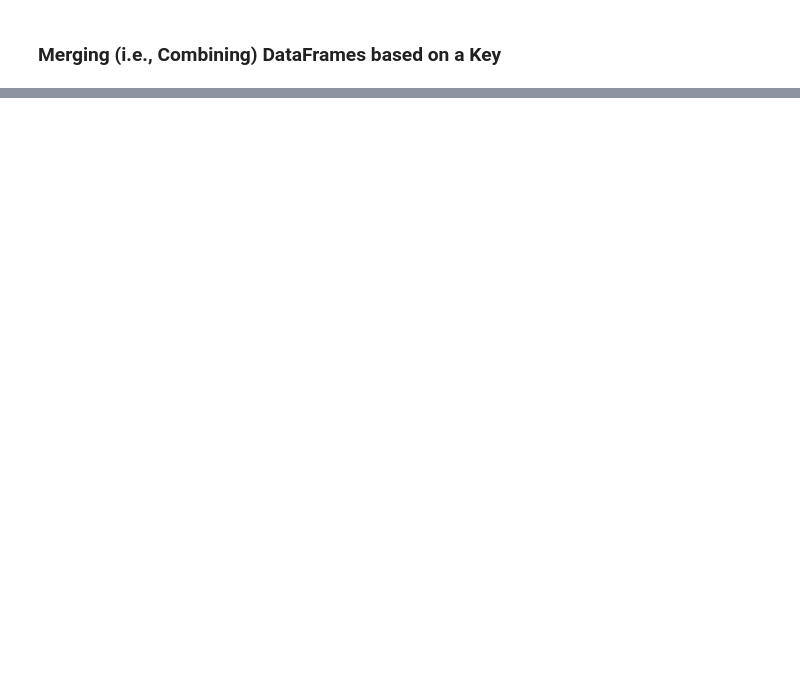
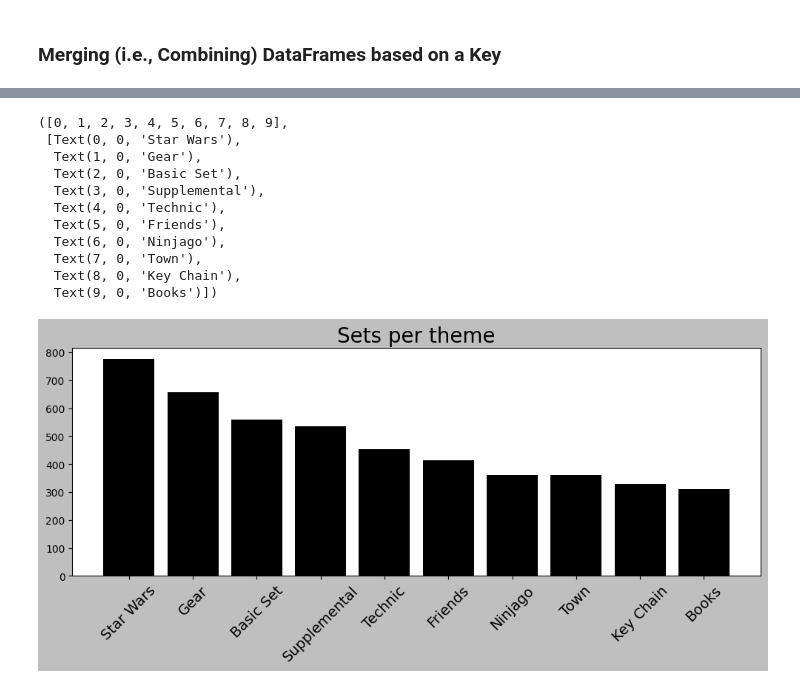
Before and after one commit to 22skowron/Data-manipulation-practice, a Jupyter notebook: Lego_Analysis_for_Course_(start).ipynb, the cells around one changed output, grey strips where cells are left out. Saved outputs shown, nothing was run; the diff lists cells and outputs as text; code cells hidden in the pictures; blank space fills up the shorter version.

```diff
--- a/Lego_Analysis_for_Course_(start).ipynb
+++ b/Lego_Analysis_for_Course_(start).ipynb
@@ -238,3 +340,7 @@ LEGO has licensed many hit franchises from Harry Potter to Marvel Super Heros to
 The themes.csv file has the actual theme names. The sets .csv has <code>theme_ids</code> which link to the <code>id</code> column in the themes.csv.
 # %% [markdown]
 **Challenge**: Explore the themes.csv. How is it structured? Search for the name 'Star Wars'. How many <code>id</code>s correspond to this name in the themes.csv? Now use these <code>id</code>s and find the corresponding the sets in the sets.csv (Hint: you'll need to look for matches in the <code>theme_id</code> column)
+# %%
+themes_df = pd.read_csv(r'Data_files\LEGO Notebook and Data (start)\data\themes.csv')
+print(f'Shape: {themes_df.shape}')
+themes_df.head(3)
@@ -241,2 +381,15 @@ The themes.csv file has the actual theme names. The sets .csv has <code>theme_id
 # %% [markdown]
 ### Merging (i.e., Combining) DataFrames based on a Key
+# %%
+full_df = pd.merge(
+    sets_df,
+    themes_df[['id', 'name']],
+    left_on='theme_id',
+    right_on='id',
+    how='inner'
+)
+
+full_df.drop(axis=1, labels='id', inplace=True)
+full_df.rename(columns={'name_x': 'set_name', 'name_y': 'theme_name'}, inplace=True)
+
+full_df
@@ -242,0 +406,25 @@ The themes.csv file has the actual theme names. The sets .csv has <code>theme_id
+# %%
+sets_per_theme = full_df.groupby('theme_name').agg({'set_num': 'count'}).sort_values(by='set_num', ascending=False)[:10]
+sets_per_theme.rename(columns={'set_num': 'set_count'}, inplace=True)
+sets_per_theme
+
+plt.figure(figsize=(12, 4))
+plt.bar(
+    sets_per_theme.index,
+    sets_per_theme['set_count']
+)
+plt.title('Sets per theme', fontsize=20)
+plt.xticks(fontsize=14, rotation=45)
+# %% [output]
+([0, 1, 2, 3, 4, 5, 6, 7, 8, 9],
+ [Text(0, 0, 'Star Wars'),
+  Text(1, 0, 'Gear'),
+  Text(2, 0, 'Basic Set'),
+  Text(3, 0, 'Supplemental'),
+  Text(4, 0, 'Technic'),
+  Text(5, 0, 'Friends'),
+  Text(6, 0, 'Ninjago'),
+  Text(7, 0, 'Town'),
+  Text(8, 0, 'Key Chain'),
+  Text(9, 0, 'Books')])
+[figure, added]
```
Also changed, not shown: parts of 18 cells of this notebook.
